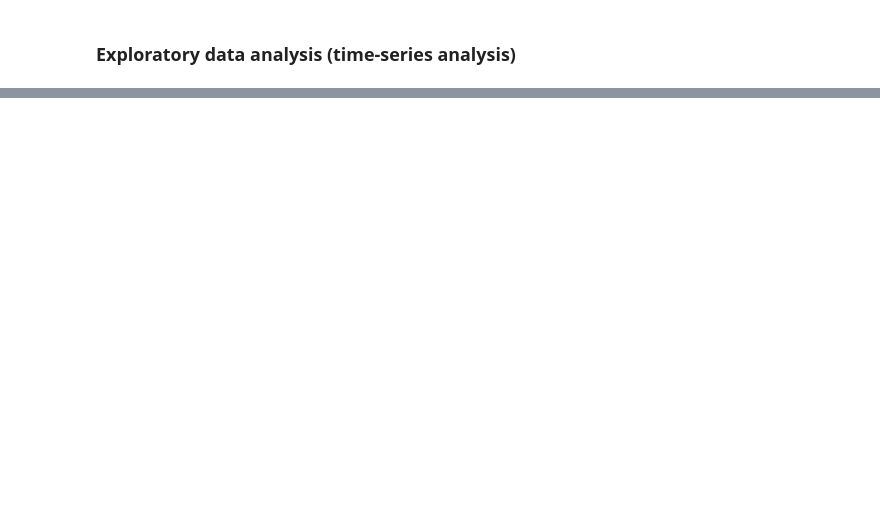
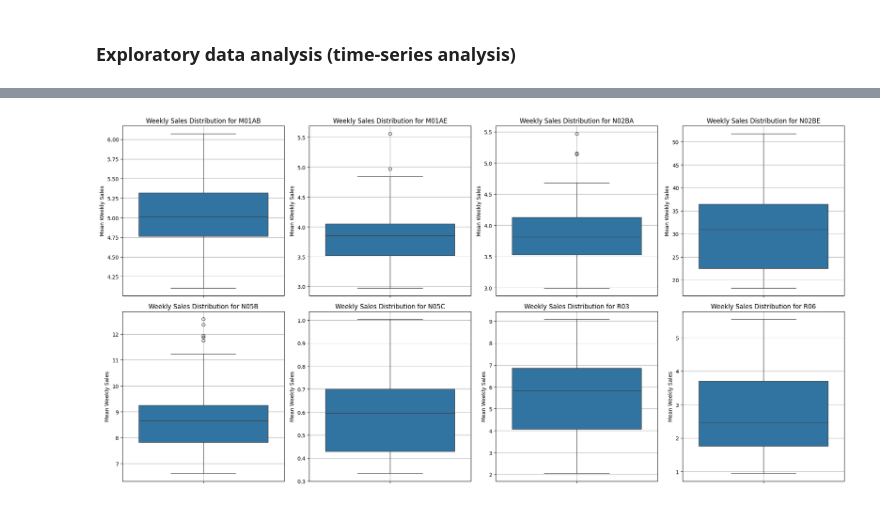
Before and after one commit to Adhi1755/Pharma-Sales-Analysis, a Jupyter notebook: Pharma_sales_data_analysis_and_forecasting.ipynb, the cells around one changed output, grey strips where cells are left out. Saved outputs shown, nothing was run; the diff lists cells and outputs as text; code cells hidden in the pictures; blank space fills up the shorter version.

```diff
--- a/Pharma_sales_data_analysis_and_forecasting.ipynb
+++ b/Pharma_sales_data_analysis_and_forecasting.ipynb
@@ -162,0 +272,3 @@ The dataset contains no duplicate or missing values, indicating high data qualit
+# %%
+salesDaily['Week'] = salesDaily['datum'].dt.isocalendar().week.astype(int)
+display(salesDaily.head())
@@ -162,0 +282,4 @@ The dataset contains no duplicate or missing values, indicating high data qualit
+# %%
+drug_columns = ['M01AB', 'M01AE', 'N02BA', 'N02BE', 'N05B', 'N05C', 'R03', 'R06']
+weekly_mean_sales = salesDaily.groupby('Week')[drug_columns].mean()
+display(weekly_mean_sales.head())
@@ -162,0 +294,21 @@ The dataset contains no duplicate or missing values, indicating high data qualit
+# %%
+drug_columns = ['M01AB', 'M01AE', 'N02BA', 'N02BE', 'N05B', 'N05C', 'R03', 'R06']
+
+# Calculate the number of rows and columns for the subplot grid
+num_drugs = len(drug_columns)
+num_cols = 4  # You can adjust this number
+num_rows = math.ceil(num_drugs / num_cols)
+
+plt.figure(figsize=(num_cols * 5, num_rows * 5))
+
+for i, col in enumerate(drug_columns):
+    plt.subplot(num_rows, num_cols, i + 1) # Create a subplot for each drug
+    sns.boxplot(y=weekly_mean_sales[col])
+    plt.title(f'Weekly Sales Distribution for {col}')
+    plt.ylabel('Mean Weekly Sales')
+    plt.grid(True)
+
+plt.tight_layout()
+plt.show()
+# %% [output]
+[figure, added]
```
Also changed, not shown: parts of 31 cells of this notebook.
